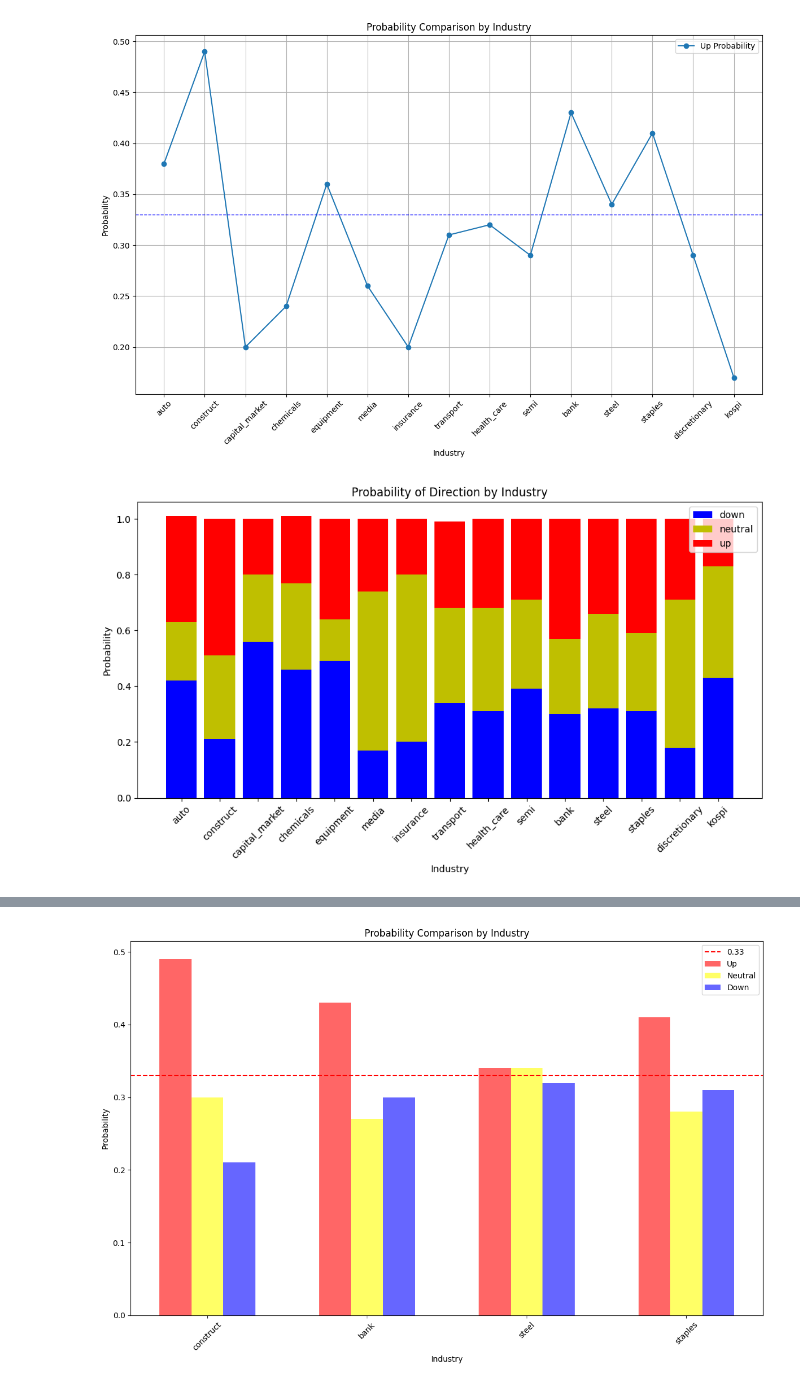
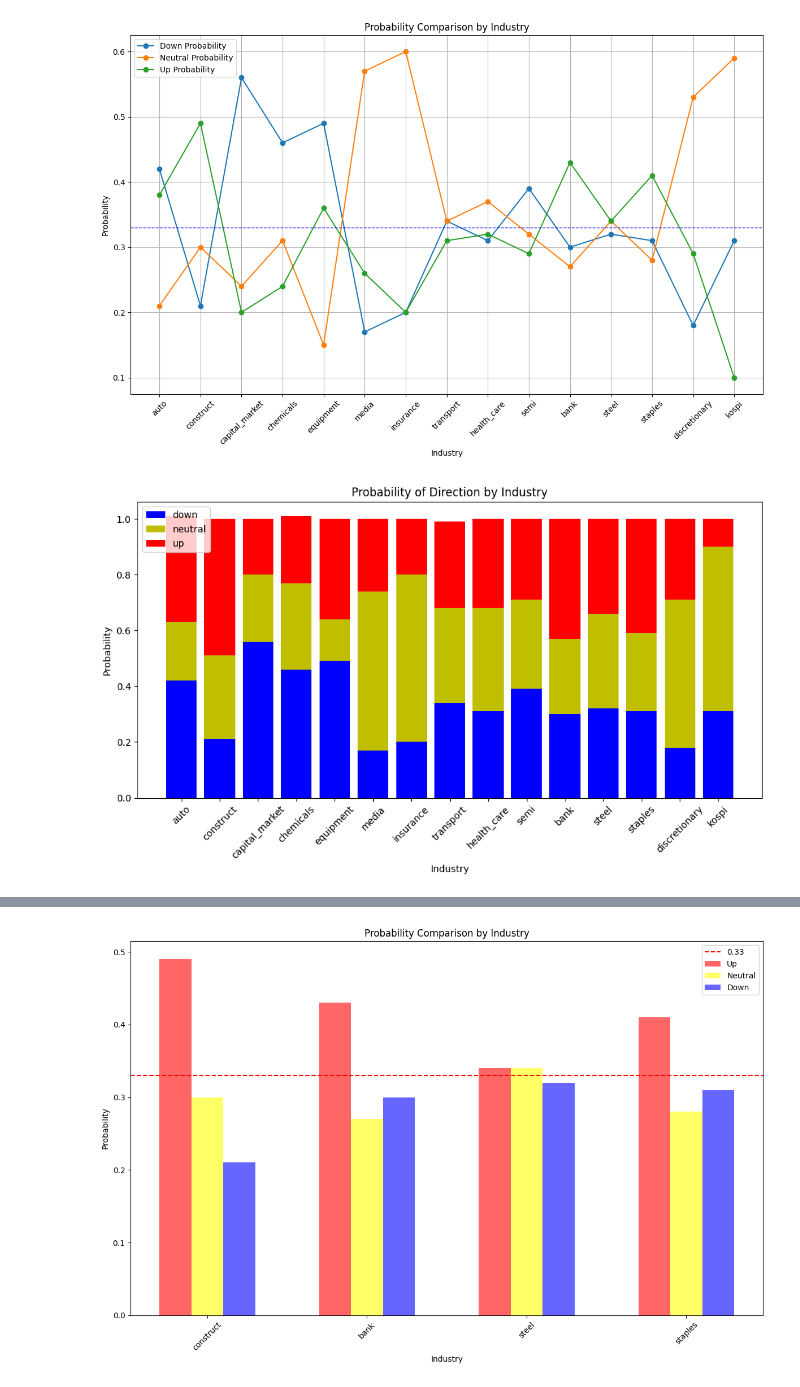
Before and after one commit to simpson000/sic_project_final, a Jupyter notebook: sic/final.ipynb, the cells around one changed output, grey strips where cells are left out. Cells and saved outputs as stored; diff of their text form; code cells hidden in the pictures.

```diff
--- a/sic/final.ipynb
+++ b/sic/final.ipynb
@@ -1,34 +1,40 @@
 # %%
 import matplotlib.pyplot as plt
 import pandas as pd
-
+import seaborn as sns
 
 data = {
     'Industry': ['auto', 'construct', 'capital_market', 'chemicals', 'equipment', 'media', 'insurance', 'transport', 'health_care', 'semi', 'bank', 'steel', 'staples', 'discretionary', 'kospi'],
-    'down': [0.42, 0.21, 0.56, 0.46, 0.49, 0.17, 0.20, 0.34, 0.31, 0.39, 0.30, 0.32, 0.31, 0.18, 0.43],
-    'neutral': [0.21, 0.30, 0.24, 0.31, 0.15, 0.57, 0.60, 0.34, 0.37, 0.32, 0.27, 0.34, 0.28, 0.53, 0.40],
-    'up': [0.38, 0.49, 0.20, 0.24, 0.36, 0.26, 0.20, 0.31, 0.32, 0.29, 0.43, 0.34, 0.41, 0.29, 0.17]
+    'down': [0.42, 0.21, 0.56, 0.46, 0.49, 0.17, 0.20, 0.34, 0.31, 0.39, 0.30, 0.32, 0.31, 0.18, 0.31],
+    'neutral': [0.21, 0.30, 0.24, 0.31, 0.15, 0.57, 0.60, 0.34, 0.37, 0.32, 0.27, 0.34, 0.28, 0.53, 0.59],
+    'up': [0.38, 0.49, 0.20, 0.24, 0.36, 0.26, 0.20, 0.31, 0.32, 0.29, 0.43, 0.34, 0.41, 0.29, 0.10]
 }
+# down   : 0.31     neutral: 0.59     up     : 0.10     앞으로 neutral 할 확률이 0.586207
 
+
+# 데이터프레임 생성
+df = pd.DataFrame(data)
 
 plt.figure(figsize=(12, 8))
 
-#plt.plot(industries, down_probs, marker='o', label='Down Probability')
-#plt.plot(industries, neutral_probs, marker='o', label='Neutral Probability')
-plt.plot(industries, up_probs, marker='o', label='Up Probability')
+# 그래프 그리기
+plt.plot(df['Industry'], df['down'], marker='o', label='Down Probability')
+plt.plot(df['Industry'], df['neutral'], marker='o', label='Neutral Probability')
+plt.plot(df['Industry'], df['up'], marker='o', label='Up Probability')
 plt.axhline(y=0.33, color='blue', linestyle='--', linewidth=1)
 
+# 그래프 설정
 plt.title('Probability Comparison by Industry')
 plt.xlabel('Industry')
 plt.ylabel('Probability')
 plt.xticks(rotation=45)
 plt.legend()
 plt.grid(True)
 
 plt.tight_layout()
 plt.show()
 # %% [output]
-[figure, old version]
+[figure, new version]
 # %%
 df = pd.DataFrame(data)
 df_sorted = df.sort_values(by='up', ascending=False)
@@ -49,7 +55,7 @@ plt.legend()
 plt.tight_layout()
 plt.show()
 # %% [output]
-[figure, old version]
+[figure, new version]
 # %%
 
 # Convert dictionary to DataFrame
```
Also changed, not shown: parts of 4 cells of this notebook, 8 other files.
